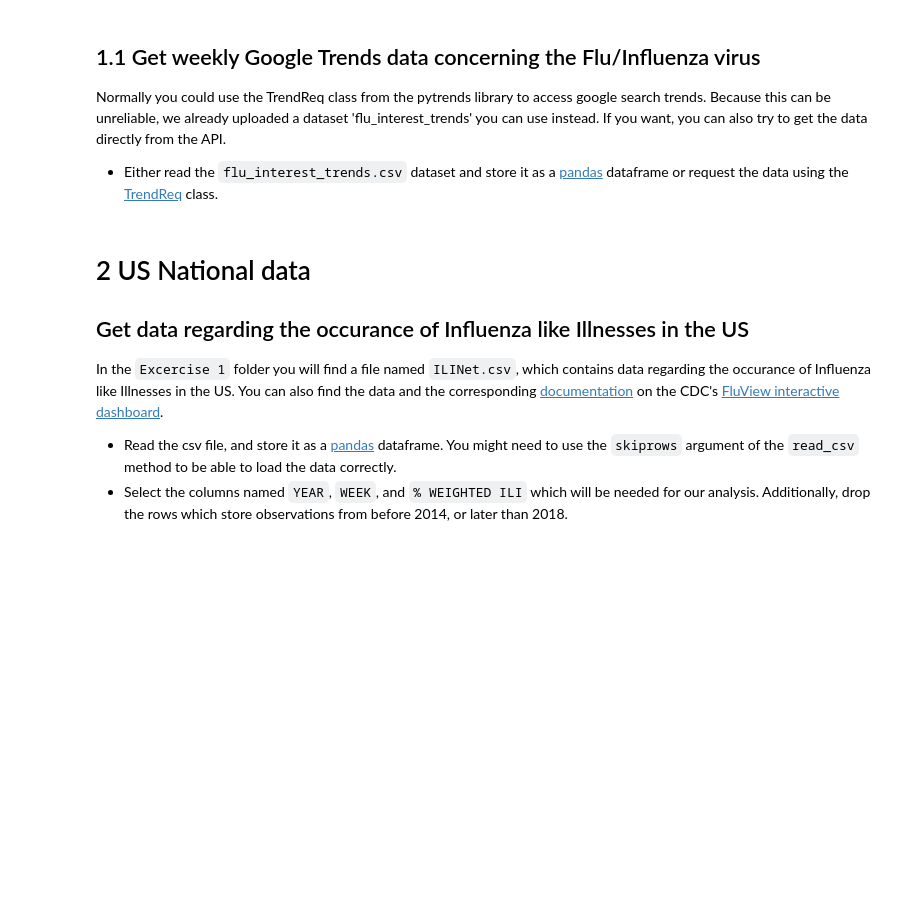
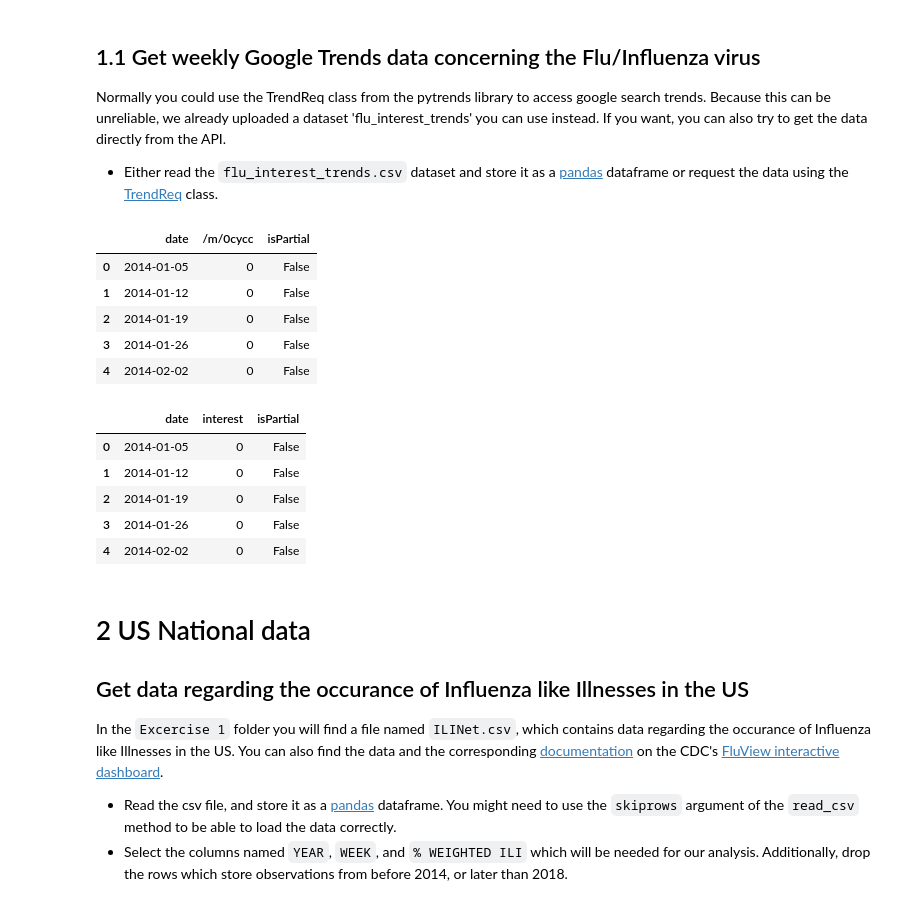
Before and after one commit to jaklvinc/FoundationsOfCSS2025, a Jupyter notebook: Exercise01/exercise_01.ipynb, the cells around one changed output. Drawn from its saved outputs; the diff is of its cells as text; code cells hidden in the pictures; blank space fills up the shorter version.

```diff
--- a/Exercise01/exercise_01.ipynb
+++ b/Exercise01/exercise_01.ipynb
@@ -304,3 +275,21 @@ Normally you could use the TrendReq class from the pytrends library to access go
+# %%
+flu_interests= pd.read_csv('flu_interest_trends.csv')
+display(flu_interests.head())
+flu_interests.rename(columns={'/m/0cycc':'interest'}, inplace=True)
+display(flu_interests.head())
+# %% [output]
+|  | date | /m/0cycc | isPartial |
+| 0 | 2014-01-05 | 0 | False |
+| 1 | 2014-01-12 | 0 | False |
+| 2 | 2014-01-19 | 0 | False |
+| 3 | 2014-01-26 | 0 | False |
+| 4 | 2014-02-02 | 0 | False |
+|  | date | interest | isPartial |
+| 0 | 2014-01-05 | 0 | False |
+| 1 | 2014-01-12 | 0 | False |
+| 2 | 2014-01-19 | 0 | False |
+| 3 | 2014-01-26 | 0 | False |
+| 4 | 2014-02-02 | 0 | False |
 # %% [markdown]
 # 2 US National data
 
```
Also changed, not shown: parts of 15 cells of this notebook.
